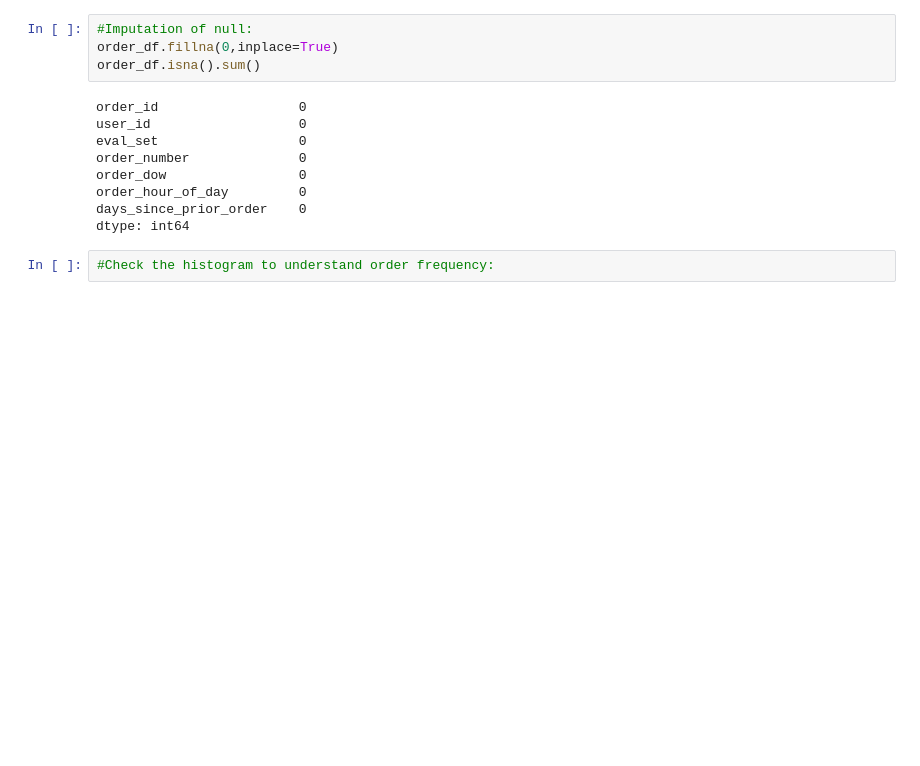
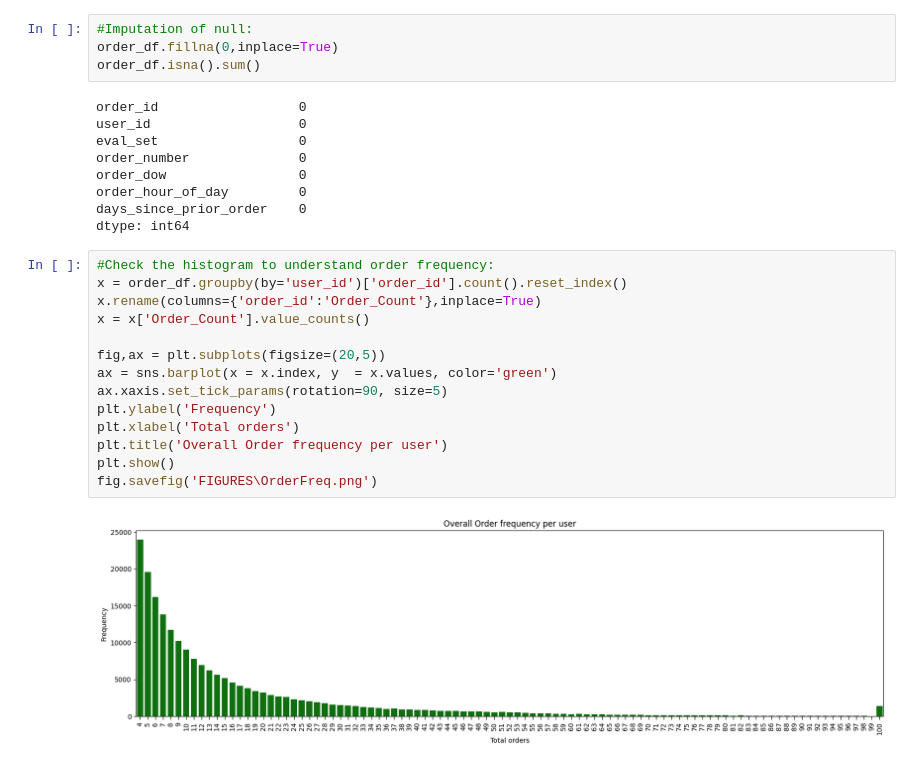
Before and after one commit to NamrataThakur/Market-Basket-Analysis-and-Recommendation, a Jupyter notebook: EDA_DataDescription.ipynb, the cells around one changed output. Drawn from its saved outputs; the diff is of its cells as text; blank space fills up the shorter version.

Commit message:
Commiting new plots and EDA

```diff
--- a/EDA_DataDescription.ipynb
+++ b/EDA_DataDescription.ipynb
@@ -395,5 +395,19 @@ order_dow                 0
 order_hour_of_day         0
 days_since_prior_order    0
 dtype: int64
-# %%
-#Check the histogram to understand order frequency:
+# %%
+#Check the histogram to understand order frequency:
+x = order_df.groupby(by='user_id')['order_id'].count().reset_index()
+x.rename(columns={'order_id':'Order_Count'},inplace=True)
+x = x['Order_Count'].value_counts()
+
+fig,ax = plt.subplots(figsize=(20,5))
+ax = sns.barplot(x = x.index, y  = x.values, color='green')
+ax.xaxis.set_tick_params(rotation=90, size=5)
+plt.ylabel('Frequency')
+plt.xlabel('Total orders')
+plt.title('Overall Order frequency per user')
+plt.show()
+fig.savefig('FIGURES\OrderFreq.png')
+# %% [output]
+[figure, added]
```
Also changed, not shown: parts of 1 cell of this notebook, 2 other files.
